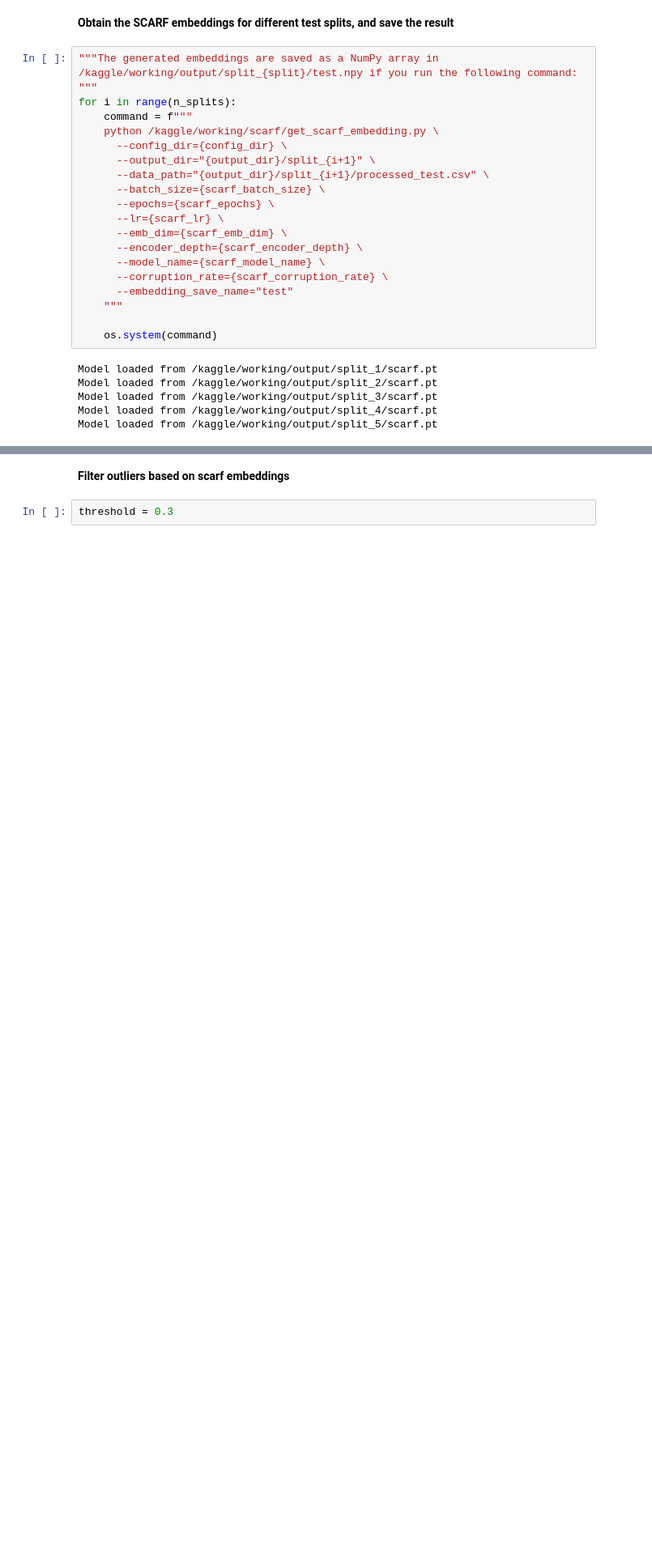
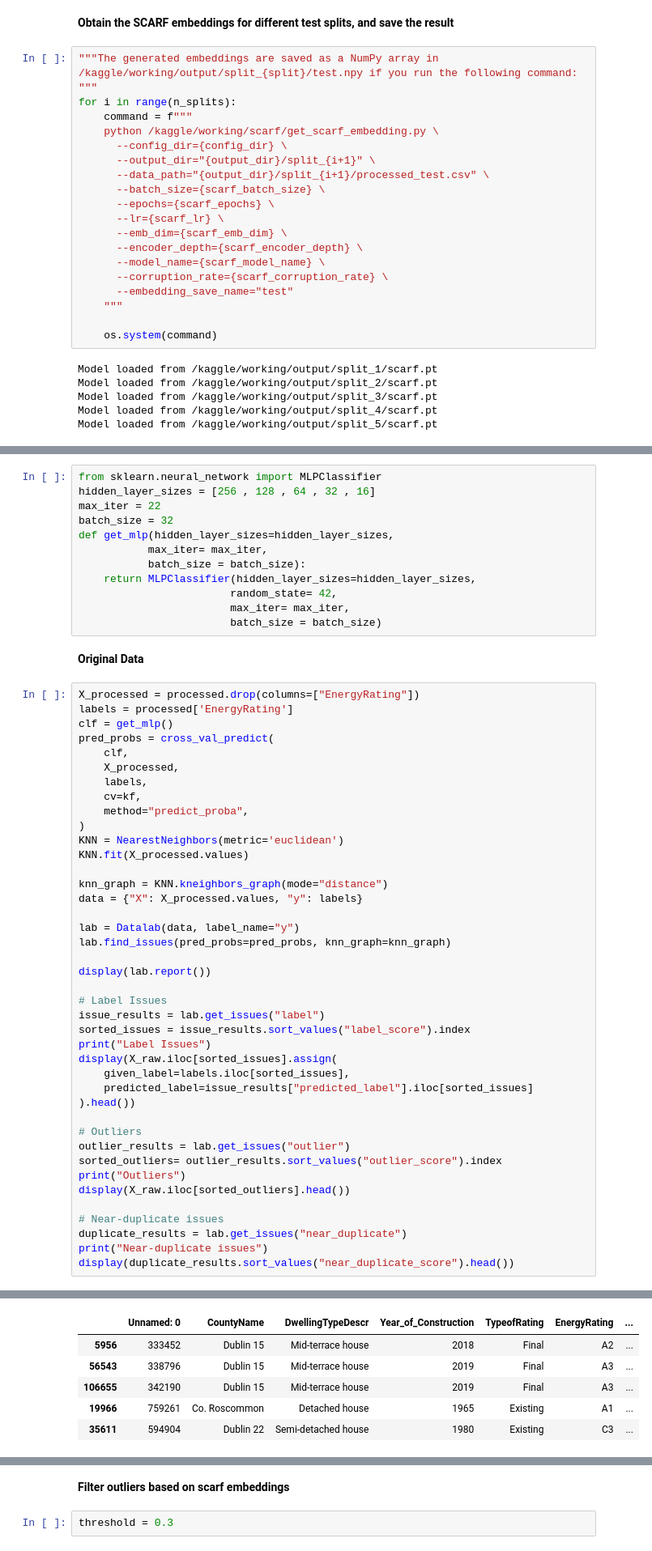
Before and after one commit to Lumin-Lab/BerCuration, a Jupyter notebook: run_on_kaggle.ipynb, the cells around one changed output, grey strips where cells are left out. Shown at 81% size. Cells and saved outputs as stored; diff of their text form; blank space fills up the shorter version.

```diff
--- a/run_on_kaggle.ipynb
+++ b/run_on_kaggle.ipynb
@@ -349,0 +591,56 @@ Model loaded from /kaggle/working/output/split_5/scarf.pt
+# %%
+from sklearn.neural_network import MLPClassifier
+hidden_layer_sizes = [256 , 128 , 64 , 32 , 16]
+max_iter = 22
+batch_size = 32
+def get_mlp(hidden_layer_sizes=hidden_layer_sizes,
+           max_iter= max_iter,
+           batch_size = batch_size):
+    return MLPClassifier(hidden_layer_sizes=hidden_layer_sizes,
+                        random_state= 42,
+                        max_iter= max_iter,
+                        batch_size = batch_size)
+# %% [markdown]
+**Original Data**
+# %%
+X_processed = processed.drop(columns=["EnergyRating"])
+labels = processed['EnergyRating']
+clf = get_mlp()
+pred_probs = cross_val_predict(
+    clf,
+    X_processed,
+    labels,
+    cv=kf,
+    method="predict_proba",
+)
+KNN = NearestNeighbors(metric='euclidean')
+KNN.fit(X_processed.values)
+
+knn_graph = KNN.kneighbors_graph(mode="distance")
+data = {"X": X_processed.values, "y": labels}
+
+lab = Datalab(data, label_name="y")
+lab.find_issues(pred_probs=pred_probs, knn_graph=knn_graph)
+
+display(lab.report())
+
+# Label Issues
+issue_results = lab.get_issues("label")
+sorted_issues = issue_results.sort_values("label_score").index
+print("Label Issues")
+display(X_raw.iloc[sorted_issues].assign(
+    given_label=labels.iloc[sorted_issues],
+    predicted_label=issue_results["predicted_label"].iloc[sorted_issues]
+).head())
+
+# Outliers
+outlier_results = lab.get_issues("outlier")
+sorted_outliers= outlier_results.sort_values("outlier_score").index
+print("Outliers")
+display(X_raw.iloc[sorted_outliers].head())
+
+# Near-duplicate issues
+duplicate_results = lab.get_issues("near_duplicate")
+print("Near-duplicate issues")
+display(duplicate_results.sort_values("near_duplicate_score").head())
+# %% [output]
@@ -349,0 +666,6 @@ Model loaded from /kaggle/working/output/split_5/scarf.pt
+|  | Unnamed: 0 | CountyName | DwellingTypeDescr | Year_of_Construction | TypeofRating | EnergyRating | ... |
+| 5956 | 333452 | Dublin 15 | Mid-terrace house | 2018 | Final | A2 | ... |
+| 56543 | 338796 | Dublin 15 | Mid-terrace house | 2019 | Final | A3 | ... |
+| 106655 | 342190 | Dublin 15 | Mid-terrace house | 2019 | Final | A3 | ... |
+| 19966 | 759261 | Co. Roscommon | Detached house | 1965 | Existing | A1 | ... |
+| 35611 | 594904 | Dublin 22 | Semi-detached house | 1980 | Existing | C3 | ... |
```
Also changed, not shown: parts of 22 cells of this notebook.
